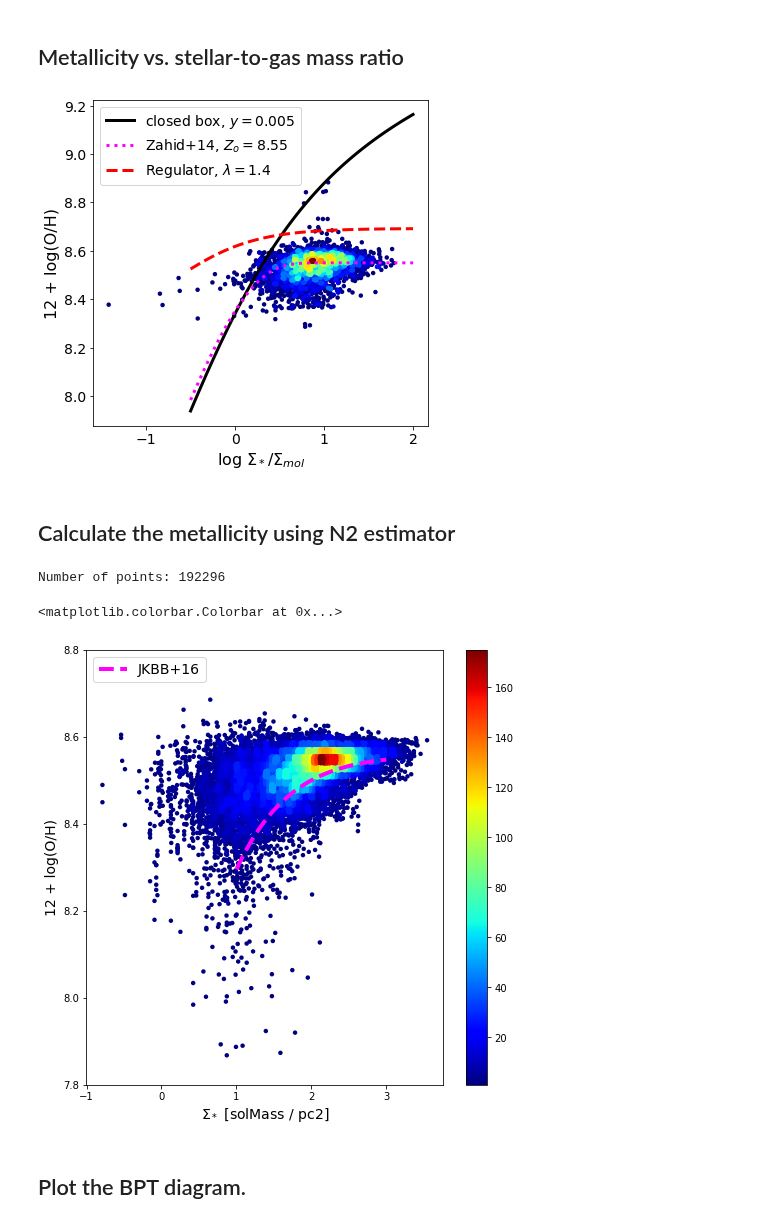
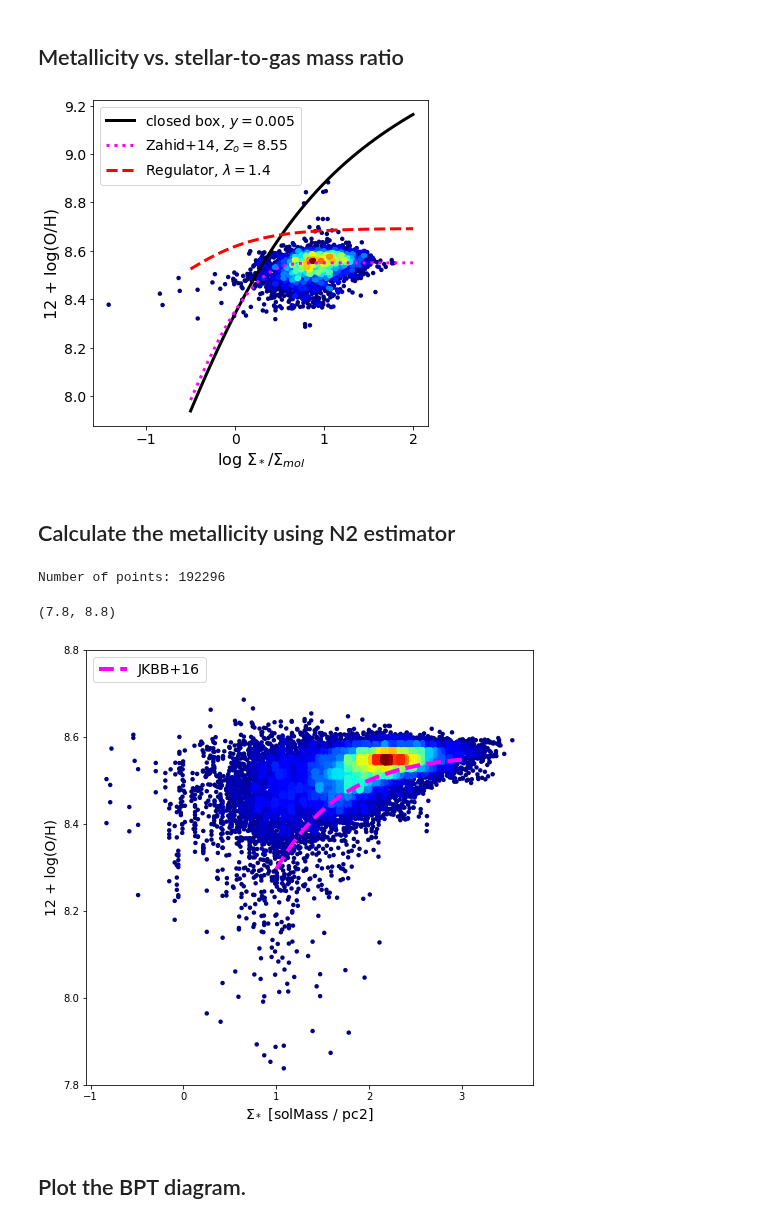
Before and after one commit to tonywong94/edge_pydb, a Jupyter notebook: demo_notebk/Mass-metallicity.ipynb, the cells around one changed output. Drawn from its saved outputs; the diff is of its cells as text; code cells hidden in the pictures.

```diff
--- a/demo_notebk/Mass-metallicity.ipynb
+++ b/demo_notebk/Mass-metallicity.ipynb
@@ -12,3 +12,4 @@ from edge_pydb import EdgeTable
 from edge_pydb.plotting import xy2hist
 from edge_pydb.conversion import stmass_pc2, msd_co, ZOH_M13, bpt_type
 np.seterr(invalid='ignore')
+plt.rcParams["scatter.edgecolors"] = 'none'
@@ -33,7 +18,7 @@ edgeutil.listfiles("hdf5")
 # %%
 fluxcols = ['Name','ix','iy','flux_Halpha_sm','flux_Hbeta_sm','e_flux_Halpha_sm',
-          'flux_[NII]6583_sm','flux_[OIII]5007_sm','EW_Halpha_sm','ZOH_sm','BPT_sm']
-sspcols = ['Name','ix','iy','mass_ssp_sm','sigstar_sm']
+          'flux_[NII]6583_sm','flux_[OIII]5007_sm','EW_Halpha_sm','ZOH_sm','BPT_sm','SF_BPT_sm']
+sspcols = ['Name','ix','iy','sigstar_sm']
 
 try:
     fluxtab = EdgeTable('edge.pipe3d.hdf5', path='flux_elines_sm',
@@ -91,7 +97,7 @@ x_det, y_det, z_det, *hist = xy2hist(np.log10(ratio[codet]),
 
 fig, ax = plt.subplots(figsize=(6,6))
 cm = plt.cm.get_cmap('jet')
-sc = ax.scatter(x_det, y_det, c=z_det, s=20, edgecolor='', cmap=cm)
+sc = ax.scatter(x_det, y_det, c=z_det, s=20, cmap=cm)
 
 # Closed box model with fixed yield
 yld = 0.005
@@ -118,36 +124,33 @@ plt.legend(loc='upper left',fontsize=14)
 plt.xlabel('log $\Sigma_*/\Sigma_{mol}$',fontsize=16)
 plt.ylabel('12 + log(O/H)',fontsize=16)
 ax.tick_params(axis='both', which='major', labelsize=14)
-#plt.colorbar(sc)
-#plt.savefig('mumet.png')
 # %% [output]
-[figure, old version]
+[figure, new version]
 # %% [markdown]
 ## Calculate the metallicity using N2 estimator
 # %%
 ZOH_N2 = ZOH_M13(fluxtab, ext='_sm', method='n2', err=False)
 print('Number of points:',len(ZOH))
 not_nan = (~np.isnan(sig_star)
           ) & (~np.isnan(ZOH_N2)) & (sig_star>0) & (ZOH_N2>0)
 x_det, y_det, z_det, *hist = xy2hist(np.log10(sig_star[not_nan]),
                                      ZOH_N2[not_nan], log=False)
 
 fig, ax = plt.subplots(figsize=(8,8))
 cm = plt.cm.get_cmap('jet')
-sc = ax.scatter(x_det, y_det, c=z_det, s=20, edgecolor='', cmap=cm)
+sc = ax.scatter(x_det, y_det, c=z_det, s=20, cmap=cm)
 # From MaNGA paper, doi:10.1093/mnras/stw1984
 xmod = np.linspace(1,3,num=50)
 ymod = 8.55 + 0.014*(xmod-3.14)*np.exp(-(xmod-3.14))
 plt.plot(xmod,ymod,color='magenta',ls='--',lw=4,label='JKBB+16')
 plt.legend(loc='upper left',fontsize=14)
 plt.xlabel('$\Sigma_*$ ['+str(sig_star.unit)+']',fontsize=14)
 plt.ylabel('12 + log(O/H)',fontsize=14)
 plt.ylim(7.8,8.8)
-plt.colorbar(sc)
 # %% [output]
 Number of points: 192296
-<matplotlib.colorbar.Colorbar at 0x...>
+(7.8, 8.8)
-[figure, old version]
+[figure, new version]
 # %% [markdown]
 ## Plot the BPT diagram.
 # %%
```
Also changed, not shown: parts of 8 cells of this notebook, 6 other files.
